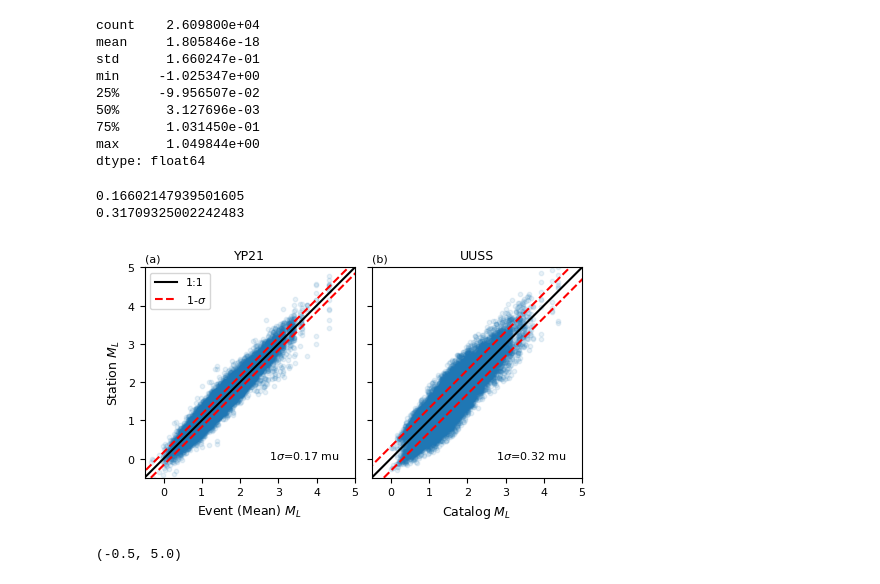
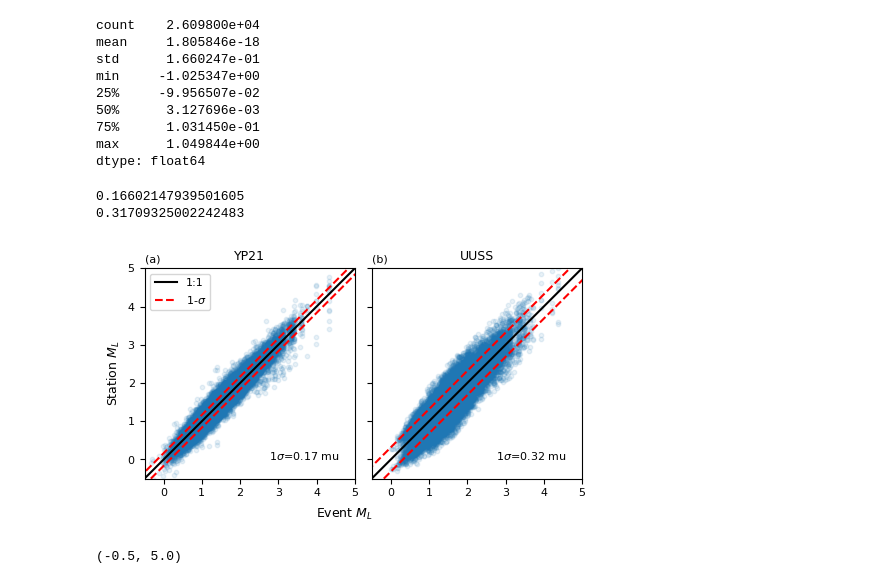
Before and after one commit to armstrong06/featmag, a Jupyter notebook: dataprocessing_notebooks/catalogAnalysis.ipynb, the cells around one changed output. Drawn from its saved outputs; the diff is of its cells as text; code cells hidden in the pictures.

Commit message:
update xlabel

```diff
--- a/dataprocessing_notebooks/catalogAnalysis.ipynb
+++ b/dataprocessing_notebooks/catalogAnalysis.ipynb
@@ -589,13 +589,13 @@ plt.rc('figure', titlesize=LARGE_SIZE)  # fontsize of the figure title
 plt.rc('figure', labelsize=MEDIUM_SIZE)
 # %%
 def plot_compare_net_stat_mags(df, title1, title2, sscale=1, outname=None):
-    fig, ax = plt.subplots(1, 2,figsize=(5, 5))
+    fig, ax = plt.subplots(1, 2,figsize=(5, 3))
 
     oneone= np.arange(-0.5, 5.5, 0.5)
     text_pos = (2.75, 0)
     lims = [-0.5, 5]
-    xlabel1 = r'Event (Mean) $M_L$'
-    xlabel2 = r'Catalog $M_L$'
+    xlabel1 = r'Event $M_L$'
+    xlabel2 = r'Event $M_L$'
     ylabel = r'Station $M_L$'
     std_line_color = 'r'
     oneone_line_color = 'k'
@@ -615,37 +615,37 @@ def plot_compare_net_stat_mags(df, title1, title2, sscale=1, outname=None):
         ax.plot(oneone, oneone, color=oneone_line_color, label='1:1')
         ax.plot(oneone + std*sscale, oneone, color=std_line_color, linestyle='--', label=f"{sscale}-$\sigma$")
         ax.plot(oneone - std*sscale, oneone, color=std_line_color, linestyle='--')
         ax.set_title(title)
         ax.set_xlabel(xlabel)
         ax.text(text_pos[0], text_pos[1], f"{sscale}$\sigma$={std:0.2f} mu")
 
         ax.set_aspect('equal', adjustable='box')
         ax.set_xlim(lims)
         ax.set_ylim(lims)
 
     # YP21 mags
-    plot_box(ax[0], 'Event-Mean-YPML-S','Station-YPML-S', title1, xlabel1)
+    plot_box(ax[0], 'Event-Mean-YPML-S','Station-YPML-S', title1, None)
     # UUSS Mags
-    plot_box(ax[1], 'CatMag',['SMLE', 'SMLN'], title2, xlabel2)
+    plot_box(ax[1], 'CatMag',['SMLE', 'SMLN'], title2, None)
 
     ax[1].set_yticklabels([])
     ax[0].set_ylabel(ylabel)
     ax[0].legend()
-
+    fig.supxlabel(xlabel1, y=0.05)
     subpanel_labels = ['(a)', '(b)']
     for label, ax_i in zip(subpanel_labels, ax):
         ax_i.text(0, 1.03, label,
                 transform=ax_i.transAxes,)
 
 
     fig.tight_layout()
     if outname is not None:
         fig.savefig(outname, dpi=300, bbox_inches='tight')
 plot_compare_net_stat_mags(ypml_amps, 'YP21', 'UUSS', outname='../figures/stationMagComparison_YP21_UUSS.png')
 # %% [output]
 0.16602147939501605
 0.31709325002242483
-[figure, old version]
+[figure, new version]
 # %%
 fig, ax = plt.subplots(1)
 
```
Also changed, not shown: 1 other file.
